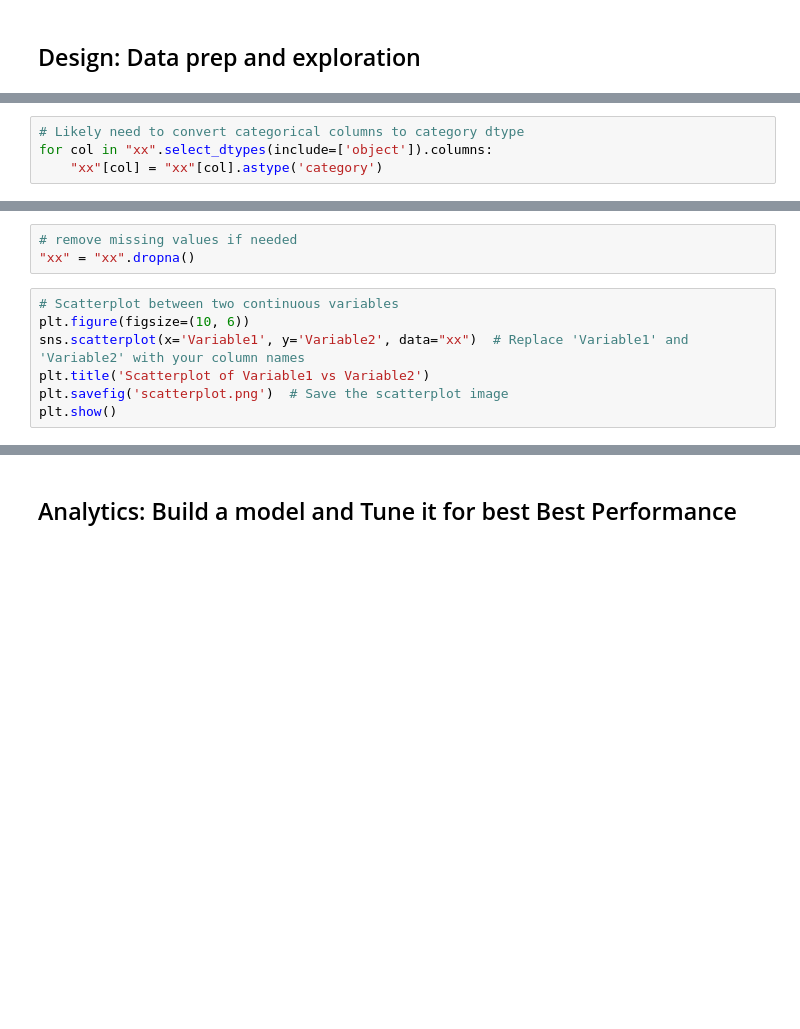
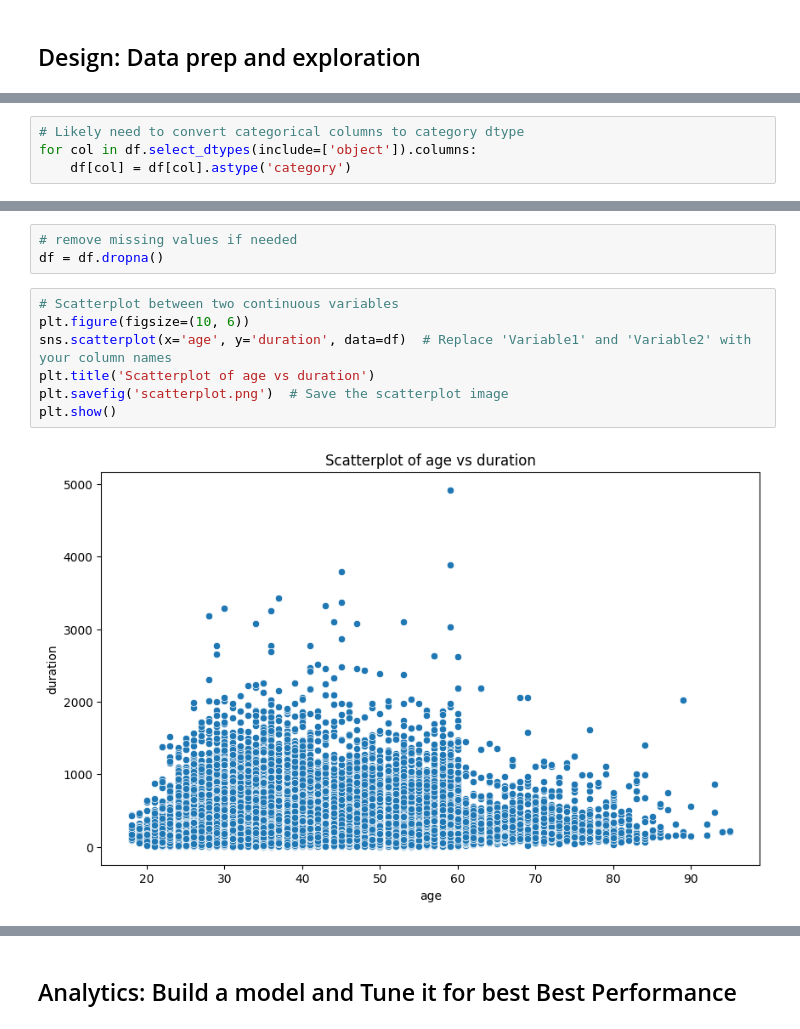
Before and after one commit to William-Choi-uva/ds1001_final, a Jupyter notebook: ds1001_final/notebooks/Final_Project_Notebook.ipynb, the cells around one changed output, grey strips where cells are left out. Cells and saved outputs as stored; diff of their text form; blank space fills up the shorter version.

```diff
--- a/ds1001_final/notebooks/Final_Project_Notebook.ipynb
+++ b/ds1001_final/notebooks/Final_Project_Notebook.ipynb
@@ -126,4 +157,4 @@ scaler = MinMaxScaler()
 # %%
 # Likely need to convert categorical columns to category dtype
-for col in "xx".select_dtypes(include=['object']).columns:
-    "xx"[col] = "xx"[col].astype('category')
+for col in df.select_dtypes(include=['object']).columns:
+    df[col] = df[col].astype('category')
@@ -137,13 +191,15 @@ print("xx".isnull().sum())
 # %%
 # remove missing values if needed
-"xx" = "xx".dropna()
+df = df.dropna()
 # %%
 # Scatterplot between two continuous variables
 plt.figure(figsize=(10, 6))
-sns.scatterplot(x='Variable1', y='Variable2', data="xx")  # Replace 'Variable1' and 'Variable2' with your column names
-plt.title('Scatterplot of Variable1 vs Variable2')
+sns.scatterplot(x='age', y='duration', data=df)  # Replace 'Variable1' and 'Variable2' with your column names
+plt.title('Scatterplot of age vs duration')
 plt.savefig('scatterplot.png')  # Save the scatterplot image
 plt.show()
+# %% [output]
+[figure, added]
 # %%
 # Density chart of a continuous variable
 plt.figure(figsize=(10, 6))
```
Also changed, not shown: parts of 16 cells of this notebook, 56 other files.
